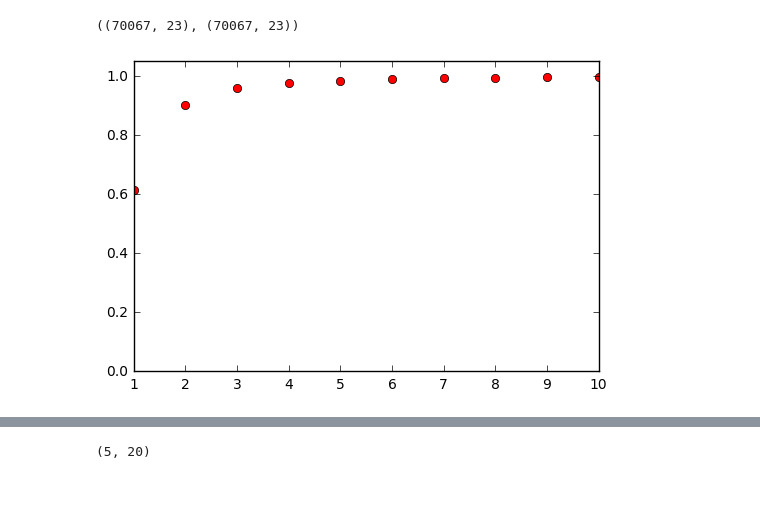
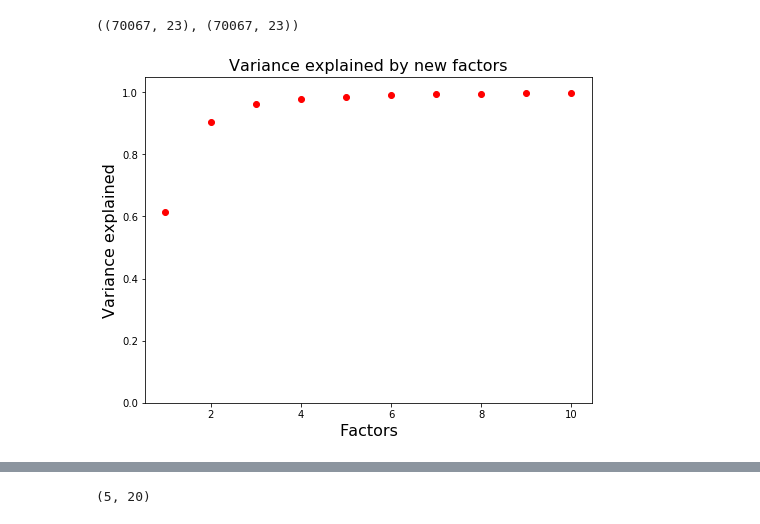
Before and after one commit to antigenomics/ipred, a Jupyter notebook: 2019.04.29_NewAAFactors.ipynb, the cells around one changed output, grey strips where cells are left out. Drawn from its saved outputs; the diff is of its cells as text; code cells hidden in the pictures; blank space fills up the shorter version.

```diff
--- a/2019.04.29_NewAAFactors.ipynb
+++ b/2019.04.29_NewAAFactors.ipynb
@@ -148,11 +148,14 @@ def cast_pca(df, n_comp, subset=aa):
 # %%
 pcdf, pca = cast_pca(df, 10)
 # %%
-fig, ax = plt.subplots()
+fig, ax = plt.subplots(figsize=(8,6))
 evr = pca.explained_variance_ratio_
 plt.plot([i for i in range(1, len(evr)+1)], np.cumsum(evr), 'ro')
 # padding = 1 + 0.1 *  len(evr)
 # ax.set_xlim(1 - padding, len(evr) + padding)
+ax.set_title('Variance explained by new factors', fontsize=16)
+ax.set_xlabel('Factors', fontsize=16)
+ax.set_ylabel('Variance explained', fontsize=16)
 ax.set_ylim(0, 1.05);
 # %% [output]
-[figure, old version]
+[figure, new version]
```
Also changed, not shown: parts of 35 cells of this notebook, 2 other files.
